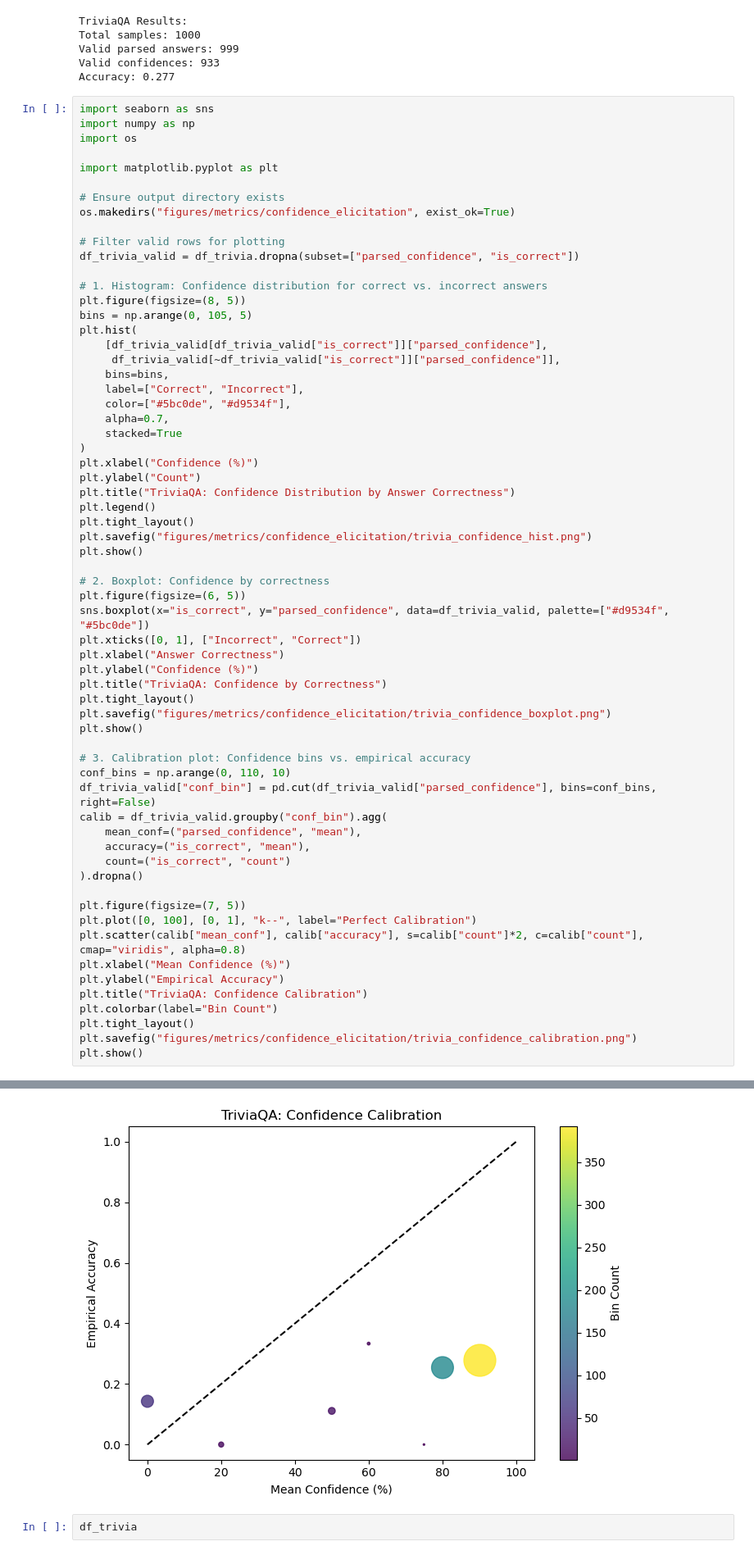
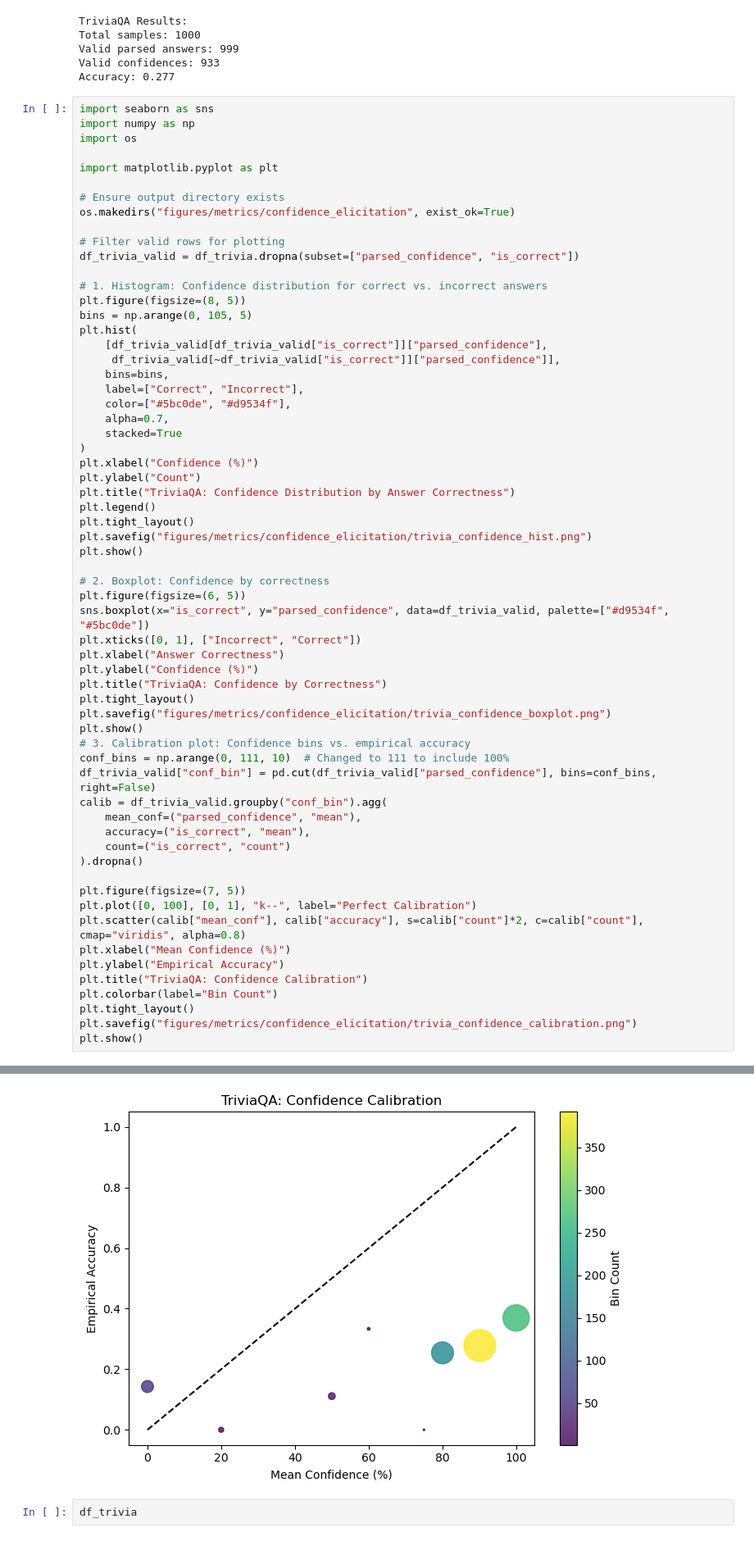
Before and after one commit to christian-hobelsberger/LLMUncertainty, a Jupyter notebook: analyze_confidence_output.ipynb, the cells around one changed output, grey strips where cells are left out. Shown at 82% size. Cells and saved outputs as stored; diff of their text form.

```diff
--- a/analyze_confidence_output.ipynb
+++ b/analyze_confidence_output.ipynb
@@ -530,38 +530,37 @@ plt.title("TriviaQA: Confidence by Correctness")
 plt.tight_layout()
 plt.savefig("figures/metrics/confidence_elicitation/trivia_confidence_boxplot.png")
 plt.show()
-
 # 3. Calibration plot: Confidence bins vs. empirical accuracy
-conf_bins = np.arange(0, 110, 10)
+conf_bins = np.arange(0, 111, 10)  # Changed to 111 to include 100%
 df_trivia_valid["conf_bin"] = pd.cut(df_trivia_valid["parsed_confidence"], bins=conf_bins, right=False)
 calib = df_trivia_valid.groupby("conf_bin").agg(
     mean_conf=("parsed_confidence", "mean"),
     accuracy=("is_correct", "mean"),
     count=("is_correct", "count")
 ).dropna()
 
 plt.figure(figsize=(7, 5))
 plt.plot([0, 100], [0, 1], "k--", label="Perfect Calibration")
 plt.scatter(calib["mean_conf"], calib["accuracy"], s=calib["count"]*2, c=calib["count"], cmap="viridis", alpha=0.8)
 plt.xlabel("Mean Confidence (%)")
 plt.ylabel("Empirical Accuracy")
 plt.title("TriviaQA: Confidence Calibration")
 plt.colorbar(label="Bin Count")
 plt.tight_layout()
 plt.savefig("figures/metrics/confidence_elicitation/trivia_confidence_calibration.png")
 plt.show()
 # %% [output]
 [figure]
 Passing `palette` without assigning `hue` is deprecated and will be removed in v0.14.0. Assign the `x` variable to `hue` and set `legend=False` for the same effect.
 
   sns.boxplot(x="is_correct", y="parsed_confidence", data=df_trivia_valid, palette=["#d9534f", "#5bc0de"])
 [figure]
 A value is trying to be set on a copy of a slice from a DataFrame.
 Try using .loc[row_indexer,col_indexer] = value instead
 
 See the caveats in the documentation: https://pandas.pydata.org/pandas-docs/stable/user_guide/indexing.html#returning-a-view-versus-a-copy
   df_trivia_valid["conf_bin"] = pd.cut(df_trivia_valid["parsed_confidence"], bins=conf_bins, right=False)
-[figure, old version]
+[figure, new version]
 # %%
 df_trivia
 # %% [output]
```
Also changed, not shown: parts of 4 cells of this notebook, 2 other files.
